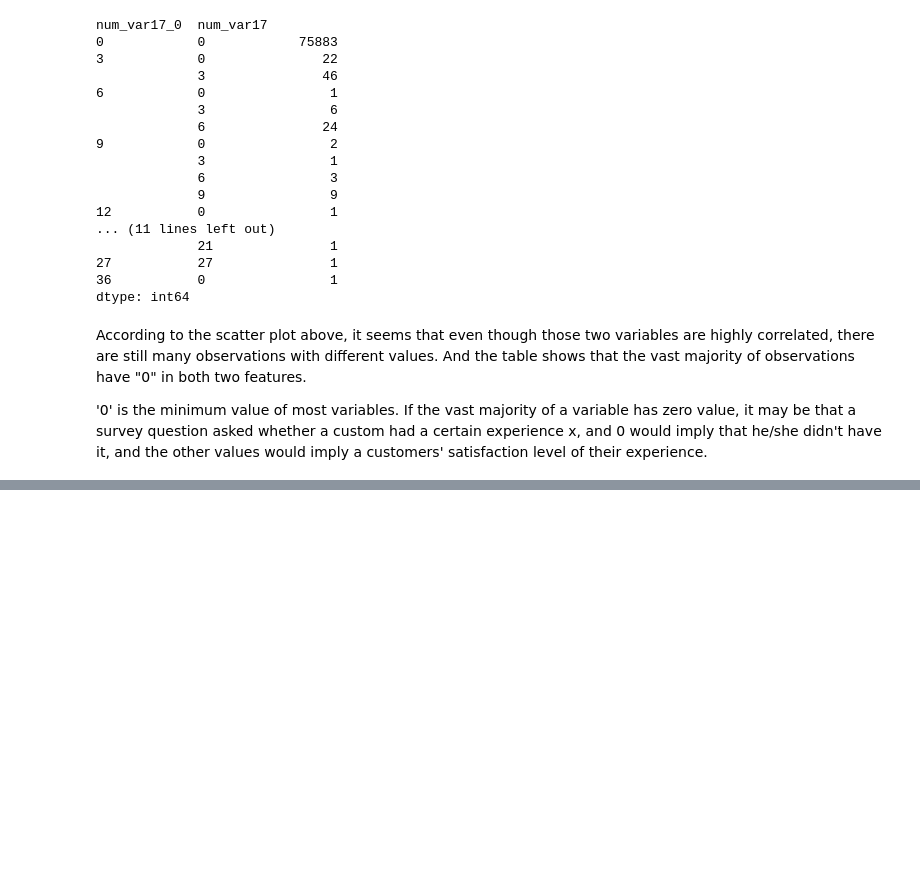
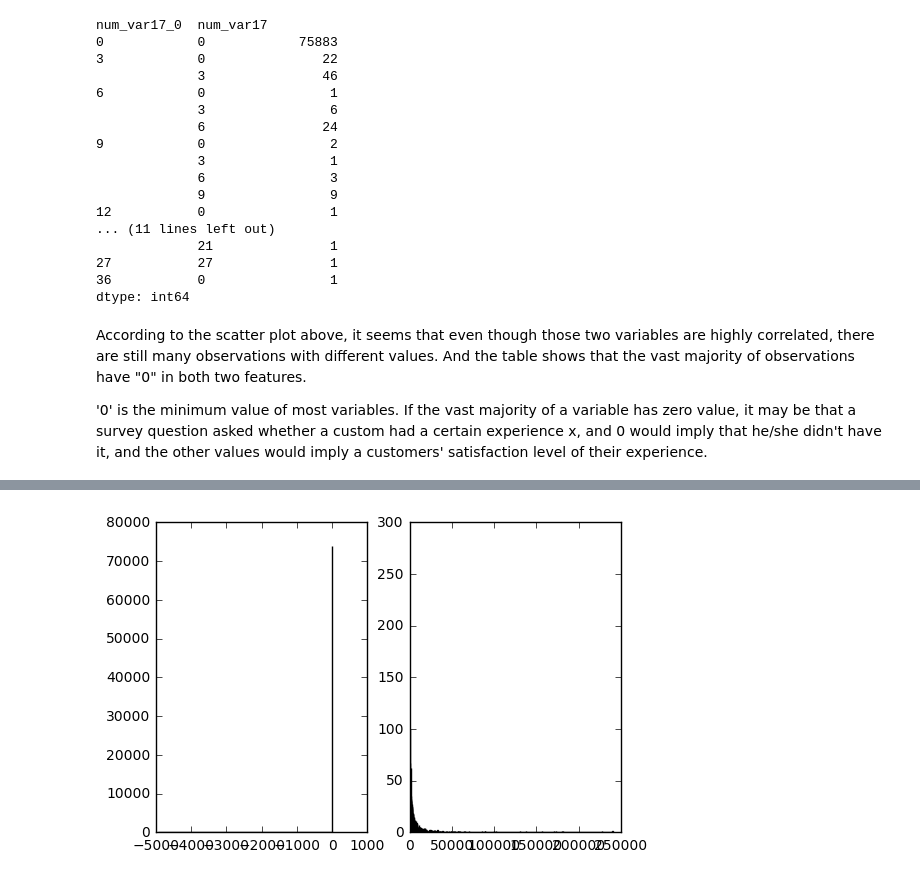
Before and after one commit to jeanzhaoyi/Capstone_2, a Jupyter notebook: Santander_data_exploration.ipynb, the cells around one changed output, grey strips where cells are left out. Saved outputs shown, nothing was run; the diff lists cells and outputs as text; code cells hidden in the pictures; blank space fills up the shorter version.

```diff
--- a/Santander_data_exploration.ipynb
+++ b/Santander_data_exploration.ipynb
@@ -289,0 +298,7 @@ Name: min, dtype: float64
+# %%
+f, (ax1, ax2) = plt.subplots(1, 2, sharey=False)
+ax1.hist(train_raw.saldo_var8[train_raw.saldo_var8<10],bins= 2000)
+ax2.hist(train_raw.saldo_var8[train_raw.saldo_var8>10],bins= 2000)
+plt.show()
+# %% [output]
+[figure, added]
```
Also changed, not shown: parts of 40 cells of this notebook.
